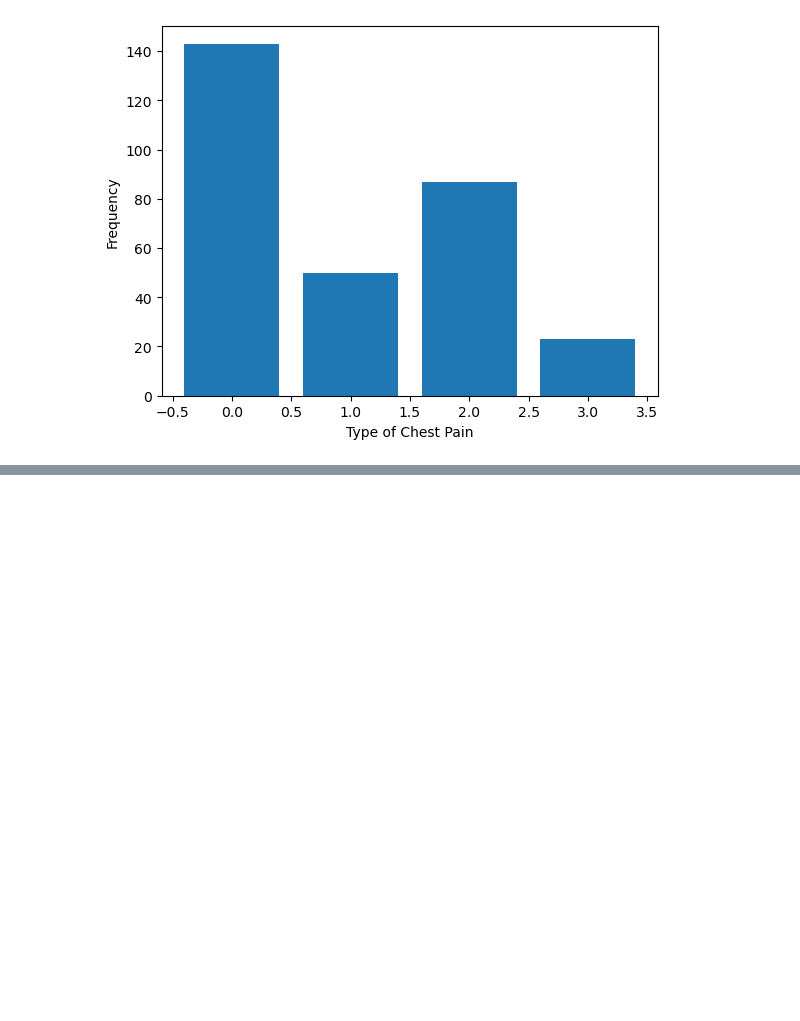
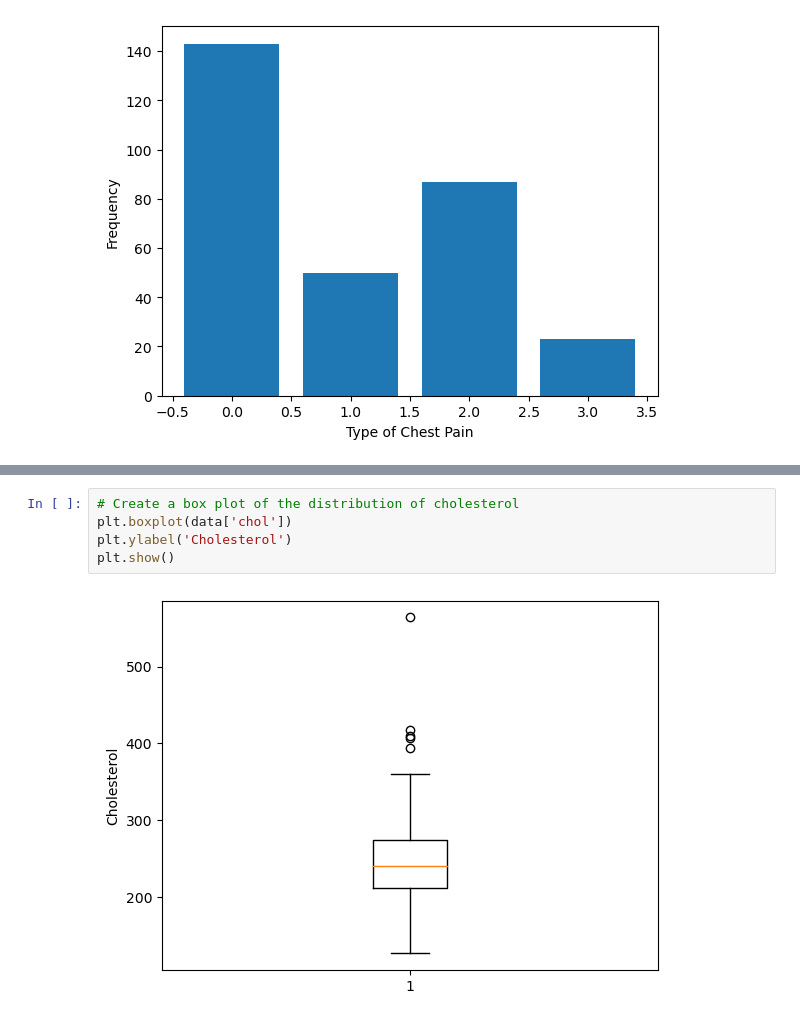
Before and after one commit to jpatel98/heart-disease-analysis, a Jupyter notebook: heart-disease-analysis.ipynb, the cells around one changed output, grey strips where cells are left out. Cells and saved outputs as stored; diff of their text form; blank space fills up the shorter version.

Commit message:
Add more graphs

```diff
--- a/heart-disease-analysis.ipynb
+++ b/heart-disease-analysis.ipynb
@@ -215,0 +219,7 @@ plt.show()
+# %%
+# Create a box plot of the distribution of cholesterol
+plt.boxplot(data['chol'])
+plt.ylabel('Cholesterol')
+plt.show()
+# %% [output]
+[figure, added]
```
Also changed, not shown: parts of 15 cells of this notebook.
